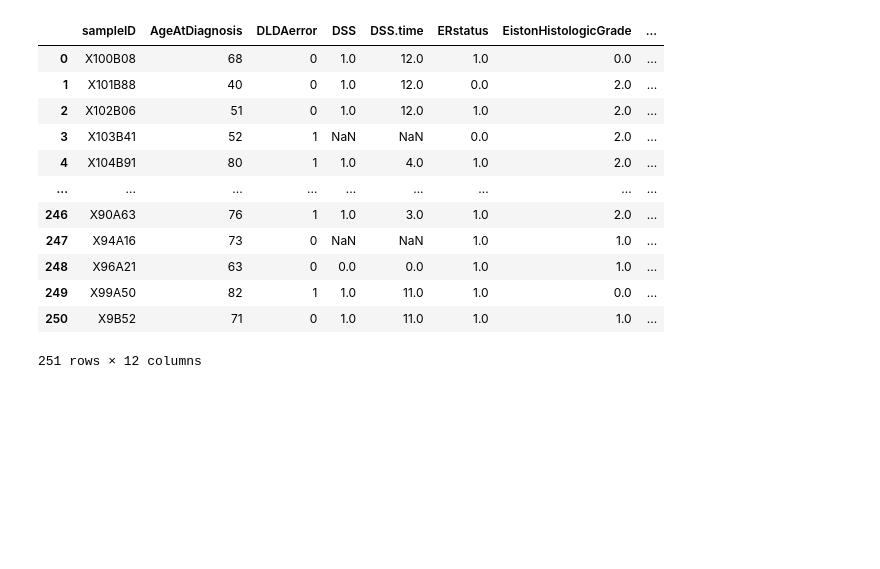
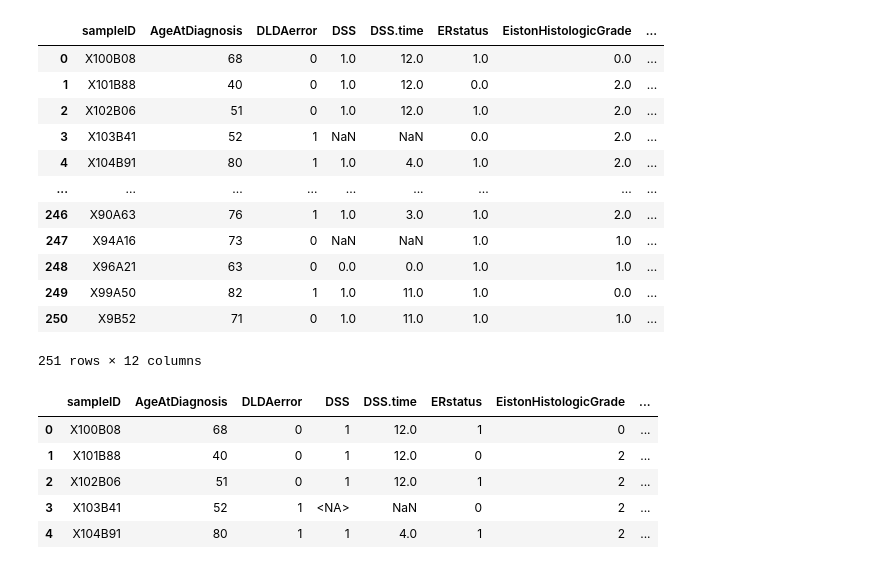
Before and after one commit to faizanhemotra/Breast-Cancer-Phenotype, a Jupyter notebook: analysis.ipynb, the cells around one changed output. Cells and saved outputs as stored; diff of their text form; code cells hidden in the pictures; blank space fills up the shorter version.

Commit message:
Changed datatype of ordinal columns to Int64

```diff
--- a/analysis.ipynb
+++ b/analysis.ipynb
@@ -159,3 +159,17 @@ pheno_df
 | 249 | X99A50 | 82 | 1 | 1.0 | 11.0 | 1.0 | 0.0 | ... |
 | 250 | X9B52 | 71 | 0 | 1.0 | 11.0 | 1.0 | 1.0 | ... |
 251 rows × 12 columns
+# %%
+# Convert ordinal columns data type to Int64
+pheno_df[['DSS', 'ERstatus', 'EistonHistologicGrade',
+          'LymphNodeStatus']] = pheno_df[[
+              'DSS', 'ERstatus', 'EistonHistologicGrade', 'LymphNodeStatus'
+          ]].astype('Int64')
+pheno_df.head()
+# %% [output]
+|  | sampleID | AgeAtDiagnosis | DLDAerror | DSS | DSS.time | ERstatus | EistonHistologicGrade | ... |
+| 0 | X100B08 | 68 | 0 | 1 | 12.0 | 1 | 0 | ... |
+| 1 | X101B88 | 40 | 0 | 1 | 12.0 | 0 | 2 | ... |
+| 2 | X102B06 | 51 | 0 | 1 | 12.0 | 1 | 2 | ... |
+| 3 | X103B41 | 52 | 1 | <NA> | NaN | 0 | 2 | ... |
+| 4 | X104B91 | 80 | 1 | 1 | 4.0 | 1 | 2 | ... |
```
Also changed, not shown: parts of 4 cells of this notebook.
